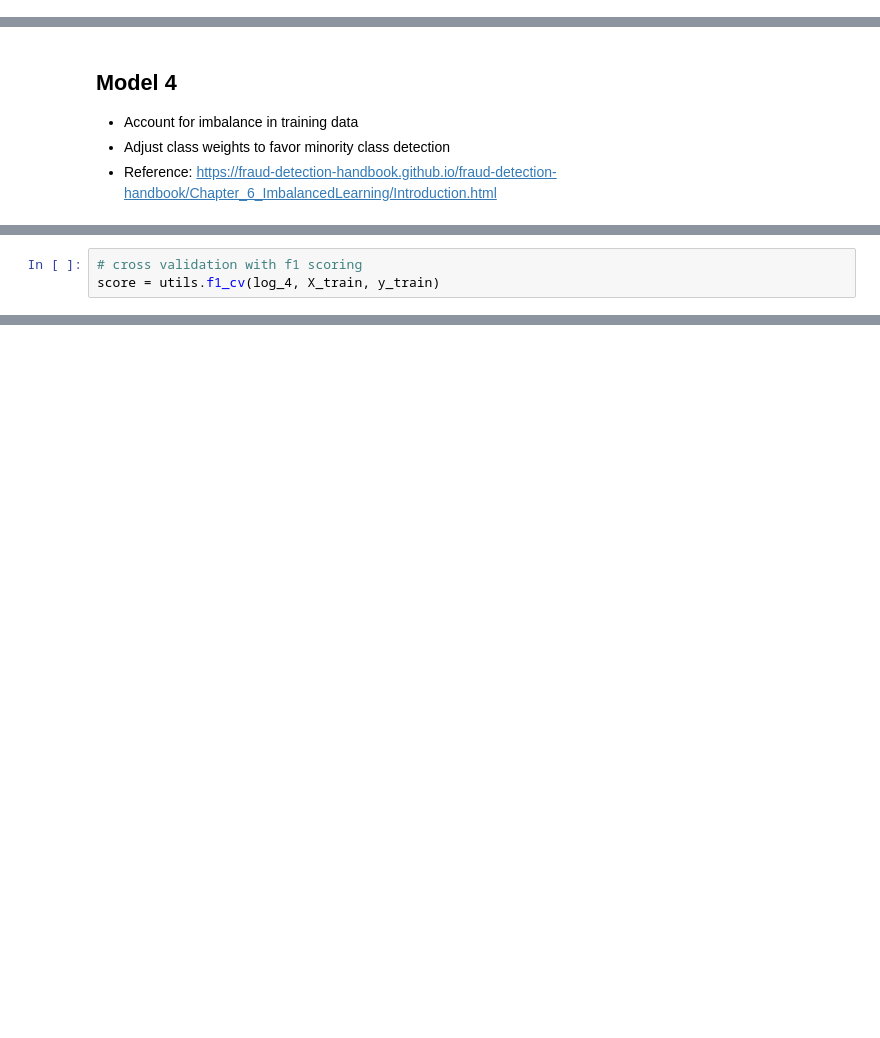
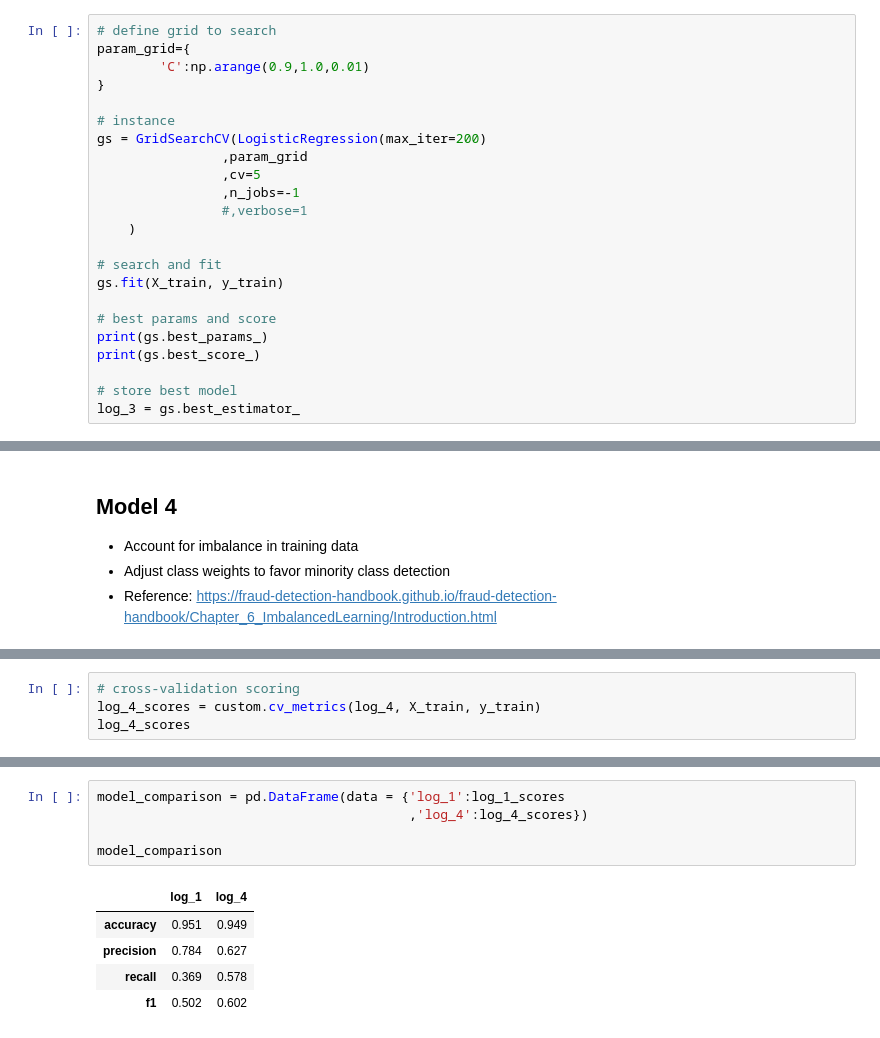
Before and after one commit to sheacon/ancient_toolmaking, a Jupyter notebook: 41-log-regression.ipynb, the cells around one changed output, grey strips where cells are left out. Saved outputs shown, nothing was run; the diff lists cells and outputs as text; blank space fills up the shorter version.

```diff
--- a/41-log-regression.ipynb
+++ b/41-log-regression.ipynb
@@ -157,0 +159,23 @@ x = log_3.fit(X_train, y_train)
+# %%
+# define grid to search
+param_grid={
+        'C':np.arange(0.9,1.0,0.01)
+}
+
+# instance
+gs = GridSearchCV(LogisticRegression(max_iter=200)
+                ,param_grid
+                ,cv=5
+                ,n_jobs=-1
+                #,verbose=1
+    )
+
+# search and fit
+gs.fit(X_train, y_train)
+
+# best params and score
+print(gs.best_params_)
+print(gs.best_score_)
+
+# store best model
+log_3 = gs.best_estimator_
@@ -189,5 +227,6 @@ log_4 = LogisticRegression(max_iter = 200, class_weight=class_weight)
 x = log_4.fit(X_train, y_train)
 # %%
-# cross validation with f1 scoring
-score = utils.f1_cv(log_4, X_train, y_train)
+# cross-validation scoring
+log_4_scores = custom.cv_metrics(log_4, X_train, y_train)
+log_4_scores
 # %% [output]
@@ -243,0 +241,11 @@ f1
+# %%
+model_comparison = pd.DataFrame(data = {'log_1':log_1_scores
+                                        ,'log_4':log_4_scores})
+
+model_comparison
+# %% [output]
+|  | log_1 | log_4 |
+| accuracy | 0.951 | 0.949 |
+| precision | 0.784 | 0.627 |
+| recall | 0.369 | 0.578 |
+| f1 | 0.502 | 0.602 |
```
Also changed, not shown: parts of 26 cells of this notebook.
